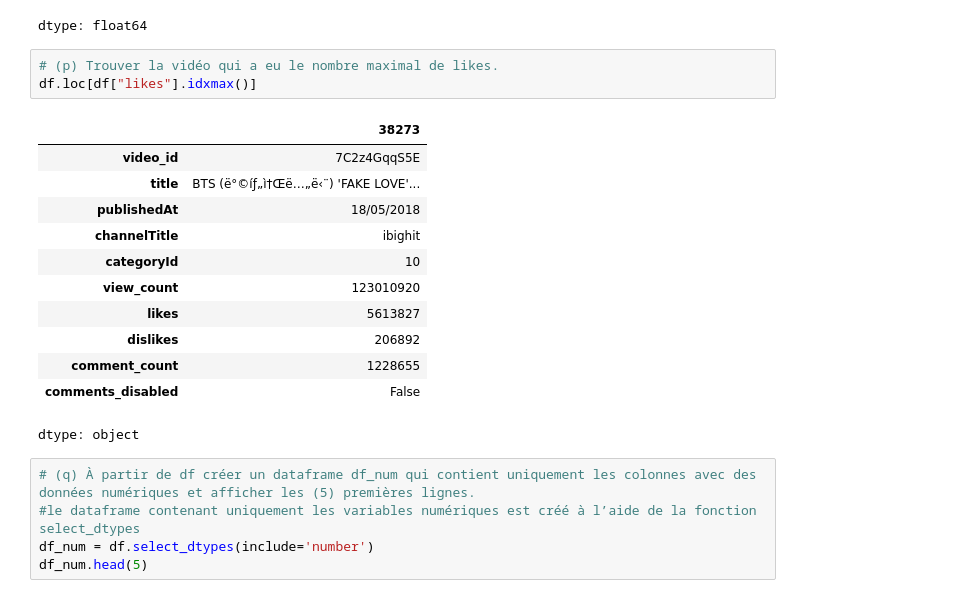
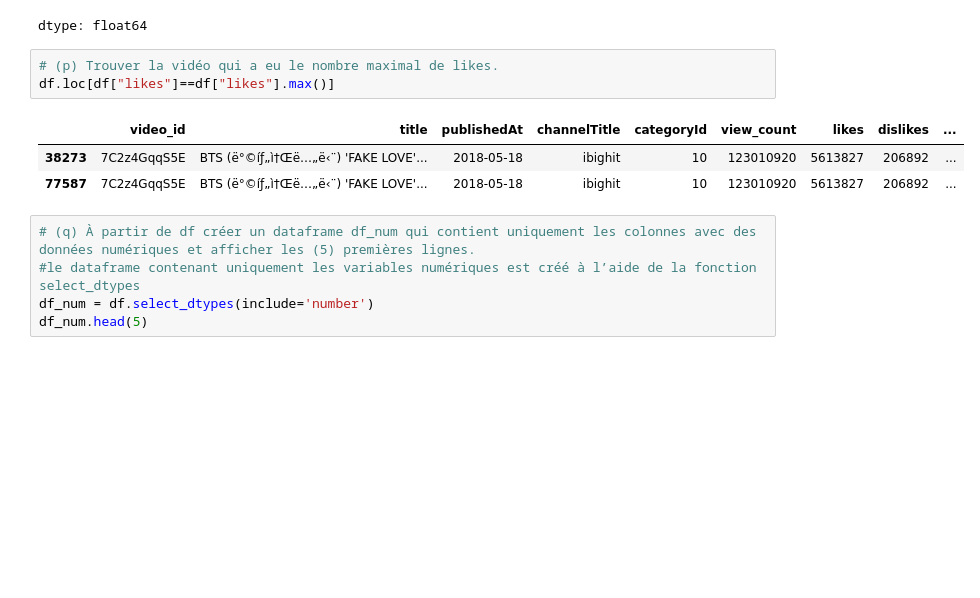
Before and after one commit to faridachettih/datascientest, a Jupyter notebook: Exams/Exam02 - Youtube videos.ipynb, the cells around one changed output. Cells and saved outputs as stored; diff of their text form; blank space fills up the shorter version.

```diff
--- a/Exams/Exam02 - Youtube videos.ipynb
+++ b/Exams/Exam02 - Youtube videos.ipynb
@@ -222,20 +249,11 @@ df['likes'].describe()
 dtype: float64
 # %%
 # (p) Trouver la vidéo qui a eu le nombre maximal de likes.
-df.loc[df["likes"].idxmax()]
+df.loc[df["likes"]==df["likes"].max()]
 # %% [output]
-|  | 38273 |
-| video_id | 7C2z4GqqS5E |
-| title | BTS (ë°©íƒ„ì†Œë…„ë‹¨) 'FAKE LOVE'... |
-| publishedAt | 18/05/2018 |
-| channelTitle | ibighit |
-| categoryId | 10 |
-| view_count | 123010920 |
-| likes | 5613827 |
-| dislikes | 206892 |
-| comment_count | 1228655 |
-| comments_disabled | False |
+|  | video_id | title | publishedAt | channelTitle | categoryId | view_count | likes | dislikes | ... |
+| 38273 | 7C2z4GqqS5E | BTS (ë°©íƒ„ì†Œë…„ë‹¨) 'FAKE LOVE'... | 2018-05-18 | ibighit | 10 | 123010920 | 5613827 | 206892 | ... |
+| 77587 | 7C2z4GqqS5E | BTS (ë°©íƒ„ì†Œë…„ë‹¨) 'FAKE LOVE'... | 2018-05-18 | ibighit | 10 | 123010920 | 5613827 | 206892 | ... |
-dtype: object
 # %%
 # (q) À partir de df créer un dataframe df_num qui contient uniquement les colonnes avec des données numériques et afficher les (5) premières lignes.
 #le dataframe contenant uniquement les variables numériques est créé à l’aide de la fonction select_dtypes
```
Also changed, not shown: parts of 10 cells of this notebook.
